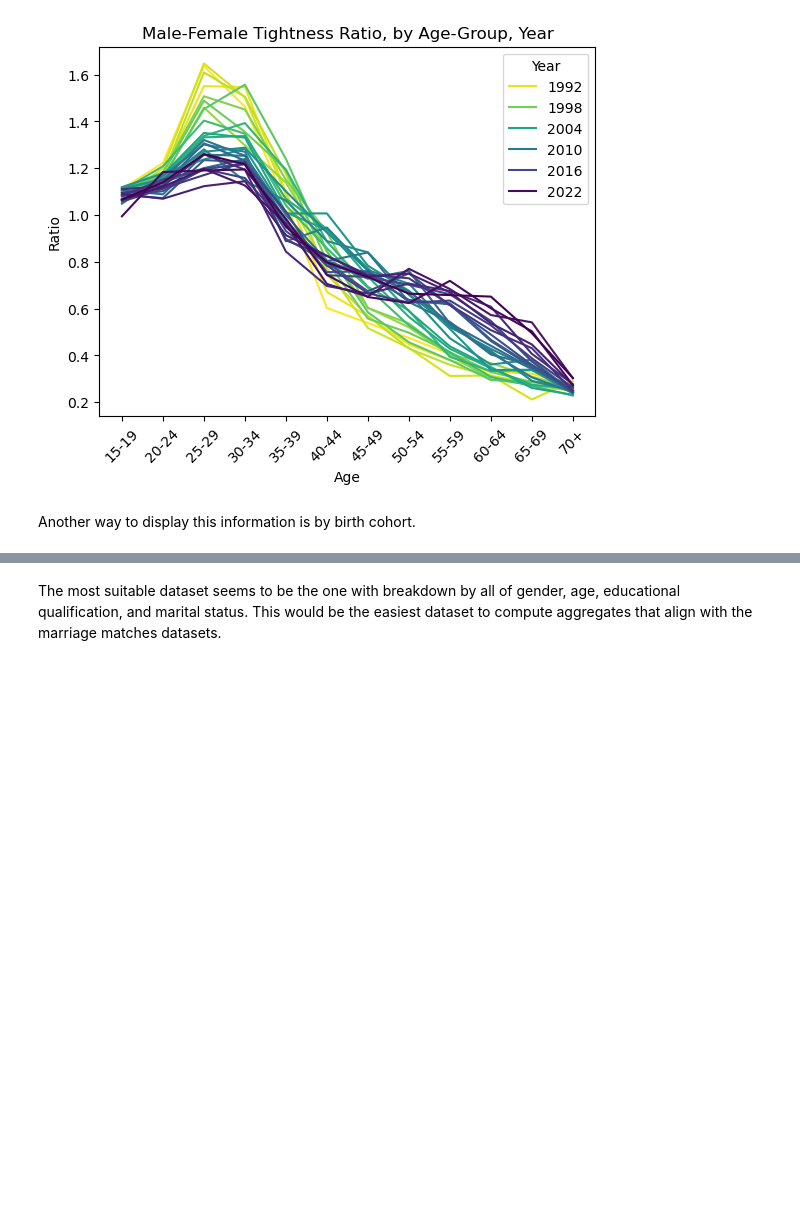
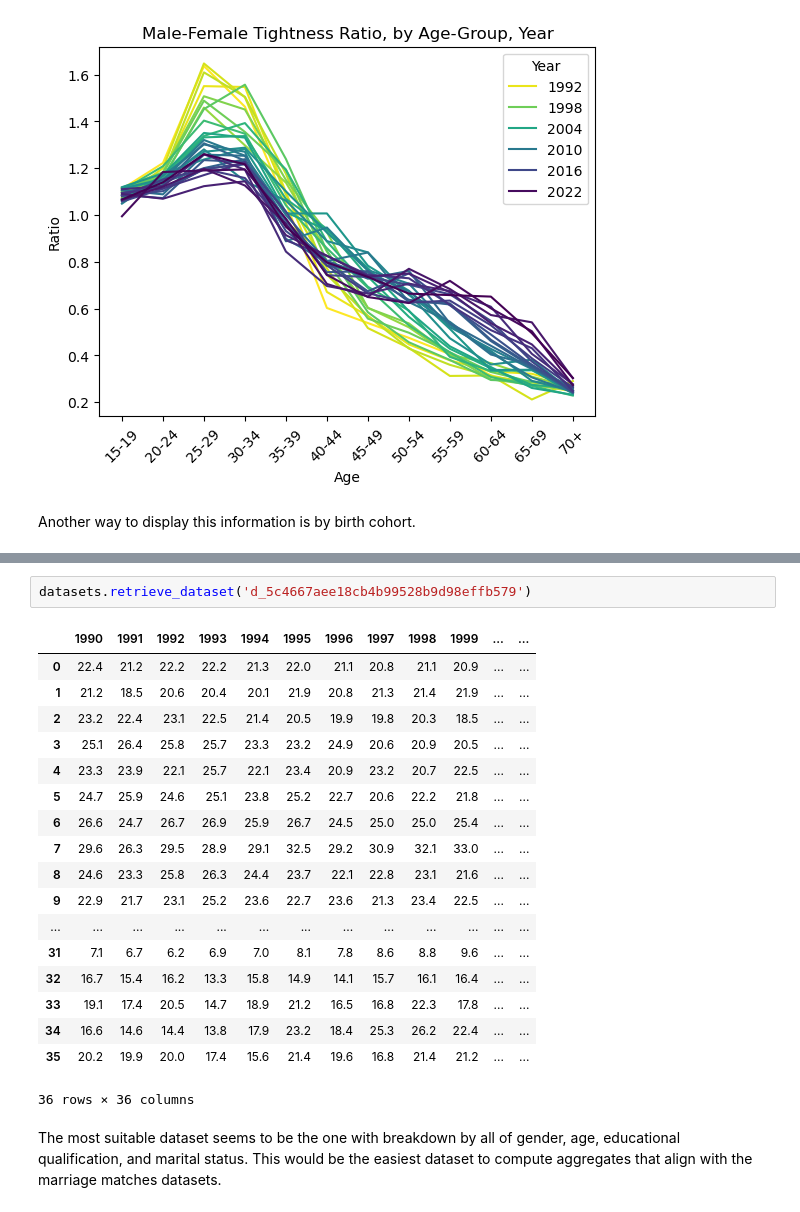
Before and after one commit to YC-Goh/YC-Goh.github.io, a Jupyter notebook: projects/sg-public-data/src/_1_marriage_patterns.ipynb, the cells around one changed output, grey strips where cells are left out. Saved outputs shown, nothing was run; the diff lists cells and outputs as text; blank space fills up the shorter version.

```diff
--- a/projects/sg-public-data/src/_1_marriage_patterns.ipynb
+++ b/projects/sg-public-data/src/_1_marriage_patterns.ipynb
@@ -502,3 +534,24 @@ Unclear what caused this shift, but changes in culture and tradition would be a
+# %%
+datasets.retrieve_dataset('d_5c4667aee18cb4b99528b9d98effb579')
+# %% [output]
+|  | 1990 | 1991 | 1992 | 1993 | 1994 | 1995 | 1996 | 1997 | 1998 | 1999 | ... | ... |
+| 0 | 22.4 | 21.2 | 22.2 | 22.2 | 21.3 | 22.0 | 21.1 | 20.8 | 21.1 | 20.9 | ... | ... |
+| 1 | 21.2 | 18.5 | 20.6 | 20.4 | 20.1 | 21.9 | 20.8 | 21.3 | 21.4 | 21.9 | ... | ... |
+| 2 | 23.2 | 22.4 | 23.1 | 22.5 | 21.4 | 20.5 | 19.9 | 19.8 | 20.3 | 18.5 | ... | ... |
+| 3 | 25.1 | 26.4 | 25.8 | 25.7 | 23.3 | 23.2 | 24.9 | 20.6 | 20.9 | 20.5 | ... | ... |
+| 4 | 23.3 | 23.9 | 22.1 | 25.7 | 22.1 | 23.4 | 20.9 | 23.2 | 20.7 | 22.5 | ... | ... |
+| 5 | 24.7 | 25.9 | 24.6 | 25.1 | 23.8 | 25.2 | 22.7 | 20.6 | 22.2 | 21.8 | ... | ... |
+| 6 | 26.6 | 24.7 | 26.7 | 26.9 | 25.9 | 26.7 | 24.5 | 25.0 | 25.0 | 25.4 | ... | ... |
+| 7 | 29.6 | 26.3 | 29.5 | 28.9 | 29.1 | 32.5 | 29.2 | 30.9 | 32.1 | 33.0 | ... | ... |
+| 8 | 24.6 | 23.3 | 25.8 | 26.3 | 24.4 | 23.7 | 22.1 | 22.8 | 23.1 | 21.6 | ... | ... |
+| 9 | 22.9 | 21.7 | 23.1 | 25.2 | 23.6 | 22.7 | 23.6 | 21.3 | 23.4 | 22.5 | ... | ... |
+| ... | ... | ... | ... | ... | ... | ... | ... | ... | ... | ... | ... | ... |
+| 31 | 7.1 | 6.7 | 6.2 | 6.9 | 7.0 | 8.1 | 7.8 | 8.6 | 8.8 | 9.6 | ... | ... |
+| 32 | 16.7 | 15.4 | 16.2 | 13.3 | 15.8 | 14.9 | 14.1 | 15.7 | 16.1 | 16.4 | ... | ... |
+| 33 | 19.1 | 17.4 | 20.5 | 14.7 | 18.9 | 21.2 | 16.5 | 16.8 | 22.3 | 17.8 | ... | ... |
+| 34 | 16.6 | 14.6 | 14.4 | 13.8 | 17.9 | 23.2 | 18.4 | 25.3 | 26.2 | 22.4 | ... | ... |
+| 35 | 20.2 | 19.9 | 20.0 | 17.4 | 15.6 | 21.4 | 19.6 | 16.8 | 21.4 | 21.2 | ... | ... |
+36 rows × 36 columns
 # %% [markdown]
 The most suitable dataset seems to be the one with breakdown by all of gender, age, educational qualification, and marital status.
 This would be the easiest dataset to compute aggregates that align with the marriage matches datasets.
```
Also changed, not shown: parts of 9 cells of this notebook.
